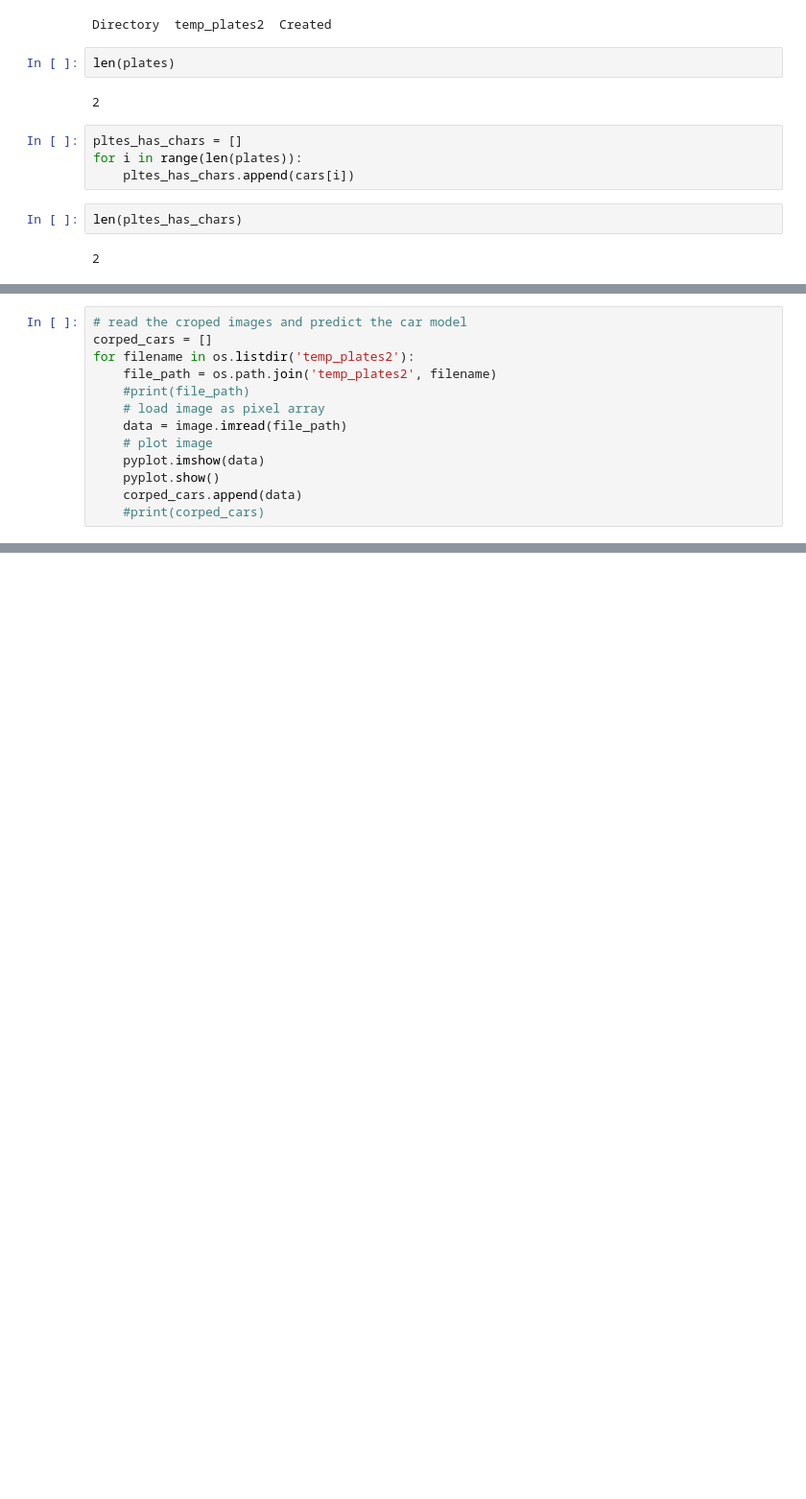
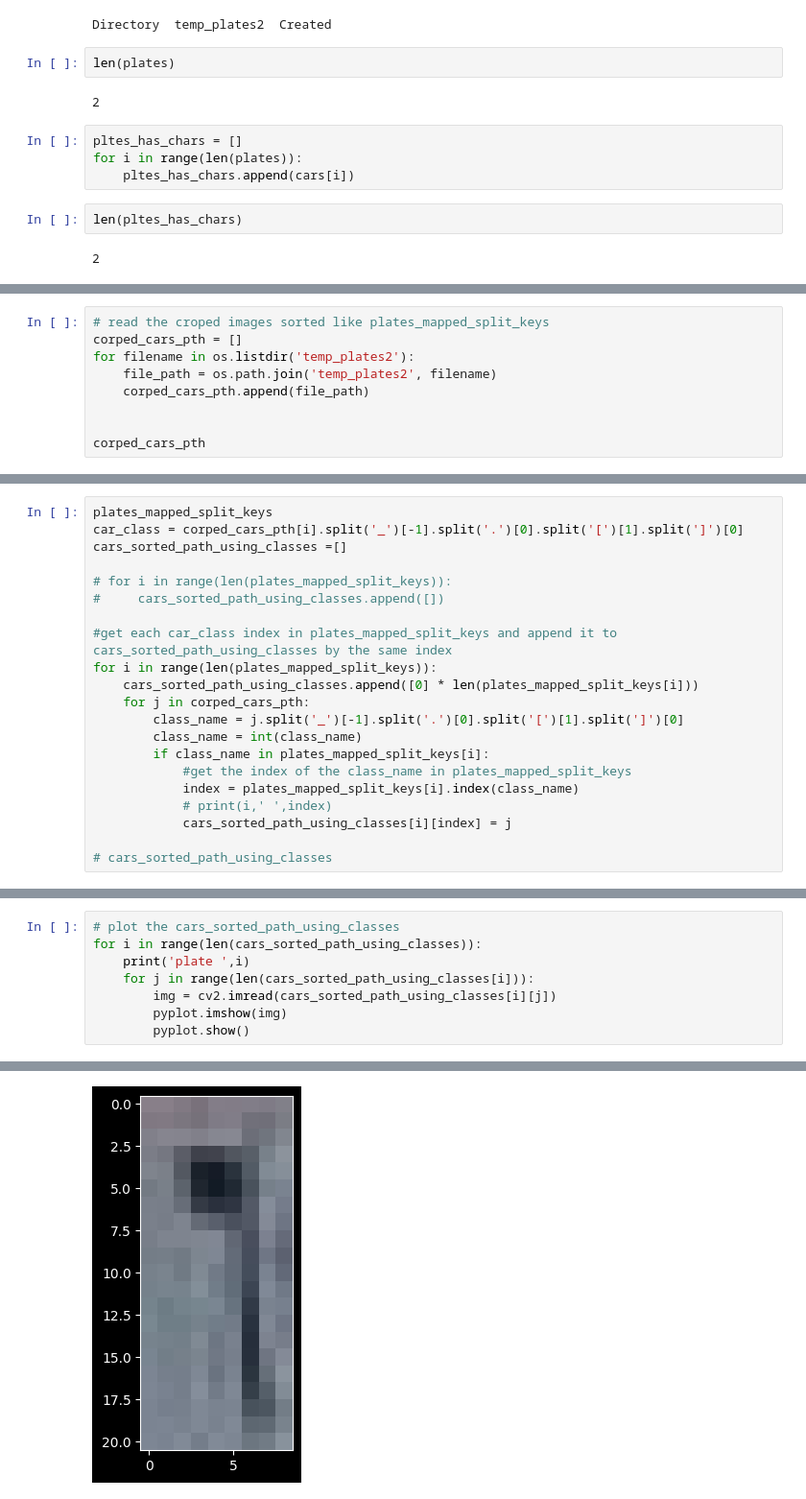
Before and after one commit to AhPro7/Egyptian-plate-cars-recognizer, a Jupyter notebook: wolo_model.ipynb, the cells around one changed output, grey strips where cells are left out. Shown: that part at 96% size. Drawn from its saved outputs; the diff is of its cells as text; blank space fills up the shorter version.

Commit message:
Successfully implemented a professional solution to the multi-plate problem and non-sorted images

```diff
--- a/wolo_model.ipynb
+++ b/wolo_model.ipynb
@@ -235,14 +229,10 @@ temp_plates2/0_5.jpg
 # %%
-# read the croped images and predict the car model
-corped_cars = []
+# read the croped images sorted like plates_mapped_split_keys
+corped_cars_pth = []
 for filename in os.listdir('temp_plates2'):
     file_path = os.path.join('temp_plates2', filename)
-    #print(file_path)
-    # load image as pixel array
-    data = image.imread(file_path)
-    # plot image
-    pyplot.imshow(data)
-    pyplot.show()
-    corped_cars.append(data)
-    #print(corped_cars)
+    corped_cars_pth.append(file_path)
+
+
+corped_cars_pth
 # %% [output]
@@ -467,0 +252,21 @@ plates_mapped_split_names
+# %%
+plates_mapped_split_keys
+car_class = corped_cars_pth[i].split('_')[-1].split('.')[0].split('[')[1].split(']')[0]
+cars_sorted_path_using_classes =[]
+
+# for i in range(len(plates_mapped_split_keys)):
+#     cars_sorted_path_using_classes.append([])
+
+#get each car_class index in plates_mapped_split_keys and append it to cars_sorted_path_using_classes by the same index
+for i in range(len(plates_mapped_split_keys)):
+    cars_sorted_path_using_classes.append([0] * len(plates_mapped_split_keys[i]))
+    for j in corped_cars_pth:
+        class_name = j.split('_')[-1].split('.')[0].split('[')[1].split(']')[0]
+        class_name = int(class_name)
+        if class_name in plates_mapped_split_keys[i]:
+            #get the index of the class_name in plates_mapped_split_keys
+            index = plates_mapped_split_keys[i].index(class_name)
+            # print(i,' ',index)
+            cars_sorted_path_using_classes[i][index] = j
+
+# cars_sorted_path_using_classes
@@ -467,0 +295,9 @@ plates_mapped_split_names
+# %%
+# plot the cars_sorted_path_using_classes
+for i in range(len(cars_sorted_path_using_classes)):
+    print('plate ',i)
+    for j in range(len(cars_sorted_path_using_classes[i])):
+        img = cv2.imread(cars_sorted_path_using_classes[i][j])
+        pyplot.imshow(img)
+        pyplot.show()
+# %% [output]
@@ -467,0 +305 @@ plates_mapped_split_names
+[figure, added]
```
Also changed, not shown: parts of 37 cells of this notebook, 15 other files.
